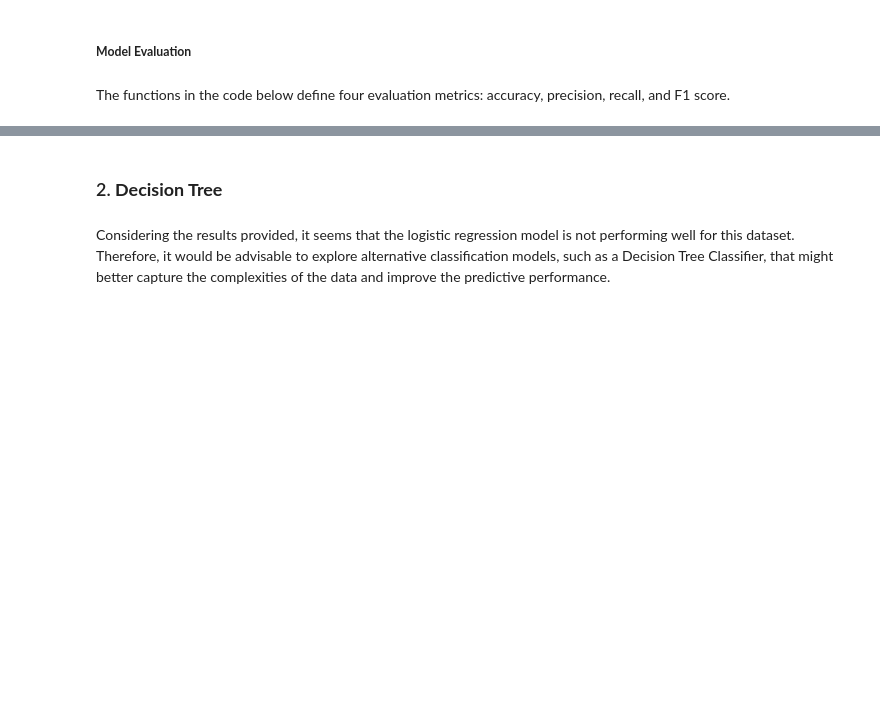
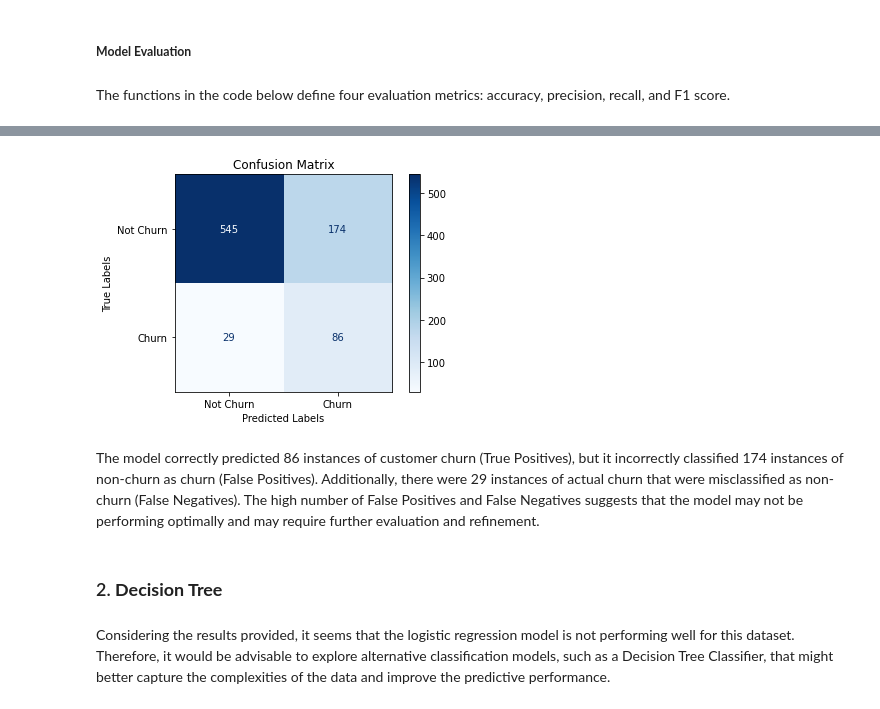
Before and after one commit to dorinelangat/SyriaTel_Customer_Churn_Prediction, a Jupyter notebook: index.ipynb, the cells around one changed output, grey strips where cells are left out. Saved outputs shown, nothing was run; the diff lists cells and outputs as text; code cells hidden in the pictures; blank space fills up the shorter version.

```diff
--- a/index.ipynb
+++ b/index.ipynb
@@ -354,3 +366,28 @@ Furthermore, the F1 score provides a balanced measure that takes into account bo
+# %%
+def plot_confusion_matrix(y_true, y_pred, class_labels):
+    # Compute the confusion matrix
+    cnf_matrix = confusion_matrix(y_true, y_pred)
+
+    # Create a ConfusionMatrixDisplay object with the confusion matrix and class labels
+    disp = ConfusionMatrixDisplay(confusion_matrix=cnf_matrix, display_labels=class_labels)
+
+    # Plot the confusion matrix using a colormap
+    disp.plot(cmap=plt.cm.Blues)
+
+    # Set the title and axis labels
+    plt.title('Confusion Matrix')
+    plt.xlabel('Predicted Labels')
+    plt.ylabel('True Labels')
+
+    # Display the plot
+    plt.show()
+# %%
+class_labels = ['Not Churn', 'Churn']
+plot_confusion_matrix(y_test, logreg_test, class_labels)
+# %% [output]
+[figure, added]
+# %% [markdown]
+The model correctly predicted 86 instances of customer churn (True Positives), but it incorrectly classified 174 instances of non-churn as churn (False Positives). Additionally, there were 29 instances of actual churn that were misclassified as non-churn (False Negatives). The high number of False Positives and False Negatives suggests that the model may not be performing optimally and may require further evaluation and refinement.
 # %% [markdown]
 ### 2. **Decision Tree**
 # %% [markdown]
```
Also changed, not shown: parts of 68 cells of this notebook, 4 other files.
